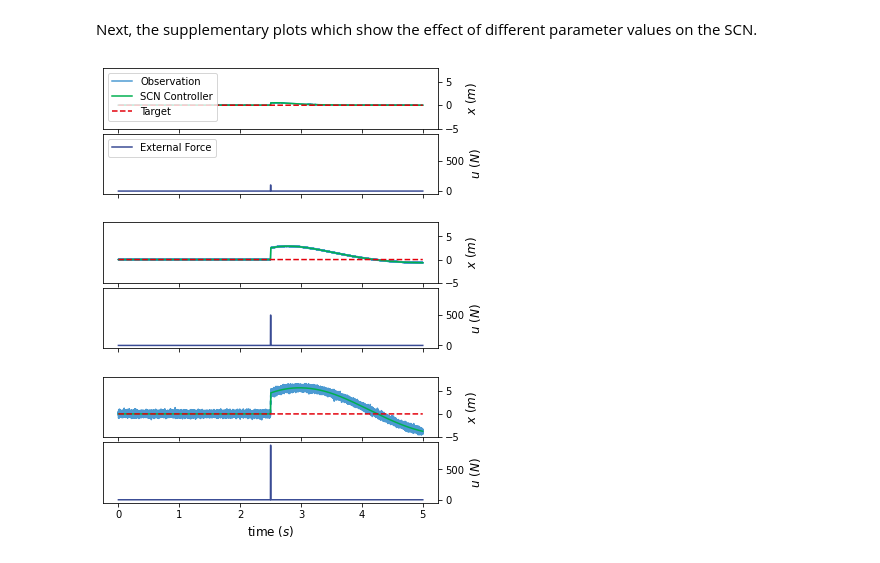
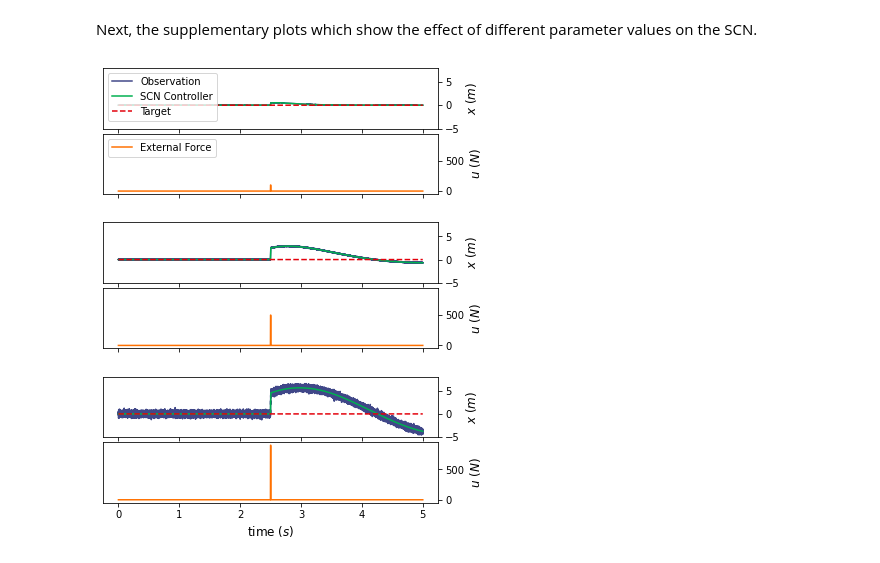
Before and after one commit to FSSlijkhuis/SCN_estimation_and_control, a Jupyter notebook: fig 4-smd control range.ipynb, the cells around one changed output. Cells and saved outputs as stored; diff of their text form; code cells hidden in the pictures.

Commit message:
Changed observation color in fig3b notebook and fig4 notebook

```diff
--- a/fig 4-smd control range.ipynb
+++ b/fig 4-smd control range.ipynb
@@ -234,7 +234,7 @@ axs[2].set_visible(False)
 axs[5].set_visible(False)
 
 legend=[]
-axs[0].plot(np.arange(0,time+dt,dt),error_list[0][1][10][0],color='#0070C0',alpha=0.7)
+axs[0].plot(np.arange(0,time+dt,dt),error_list[0][1][10][0],color='#404788FF')
 legend.append("Observation")
 axs[0].plot(np.arange(0,time+dt,dt),error_list[0][1][6][0],color='#00B050')
 legend.append("SCN Controller")
@@ -248,7 +248,7 @@ axs[0].yaxis.set_label_position("right")
 axs[0].set_ylim(-5, 8)
 
 legend=[]
-axs[1].plot(np.arange(0,time+dt,dt),error_list[0][1][8][0],color='#394b94')
+axs[1].plot(np.arange(0,time+dt,dt),error_list[0][1][8][0],color='#FF7101')
 legend.append("External Force")
 axs[1].legend(legend,fontsize=legend_fontsize,loc='upper left')
 axs[1].set_ylabel('$u$ $(N)$',fontsize = 12)
@@ -258,7 +258,7 @@ axs[1].set_ylim(-50, 950)
 
 
 legend=[]
-axs[3].plot(np.arange(0,time+dt,dt),error_list[2][5][10][0],color='#0070C0',alpha=0.7)
+axs[3].plot(np.arange(0,time+dt,dt),error_list[2][5][10][0],color='#404788FF')
 legend.append("Observation")
 axs[3].plot(np.arange(0,time+dt,dt),error_list[2][5][6][0],color='#00B050')
 legend.append("SCN Controller")
@@ -270,36 +270,36 @@ axs[3].yaxis.set_label_position("right")
 axs[3].set_ylim(-5, 8)
 
 legend=[]
-axs[4].plot(np.arange(0,time+dt,dt),error_list[2][5][8][0],color='#394b94')
+axs[4].plot(np.arange(0,time+dt,dt),error_list[2][5][8][0],color='#FF7101')
 legend.append("External force")
 axs[4].set_ylabel('$u$ $(N)$',fontsize = 12)
 axs[4].yaxis.tick_right()
 axs[4].yaxis.set_label_position("right")
 axs[4].set_ylim(-50, 950)
 
 
 legend=[]
-axs[6].plot(np.arange(0,time+dt,dt),error_list[4][9][10][0],color='#0070C0',alpha=0.7)
+axs[6].plot(np.arange(0,time+dt,dt),error_list[4][9][10][0],color='#404788FF')
 legend.append("Observation")
 axs[6].plot(np.arange(0,time+dt,dt),error_list[4][9][6][0],color='#00B050')
 legend.append("SCN Controller")
 axs[6].plot(np.arange(0,time+dt,dt),error_list[4][9][9][0],linestyle='dashed',color='#E3000B')
 legend.append("Target")
 axs[6].set_ylabel('$x$ $(m)$',fontsize = 12)
 axs[6].yaxis.tick_right()
 axs[6].yaxis.set_label_position("right")
 axs[6].set_ylim(-5, 8)
 
 legend=[]
-axs[7].plot(np.arange(0,time+dt,dt),error_list[4][9][8][0],color='#394b94')
+axs[7].plot(np.arange(0,time+dt,dt),error_list[4][9][8][0],color='#FF7101')
 legend.append("External force")
 axs[7].set_ylabel('$u$ $(N)$',fontsize = 12)
 axs[7].set_xlabel('time ($s$)',fontsize = 12)
 axs[7].yaxis.tick_right()
 axs[7].yaxis.set_label_position("right")
 axs[7].set_ylim(-50, 950)
 
 plt.savefig('./img/fig4b.png', facecolor='white', transparent=False, dpi=300, bbox_inches='tight')
 plt.show()
 # %% [output]
-[figure, old version]
+[figure, new version]
```
Also changed, not shown: 4 other files.
